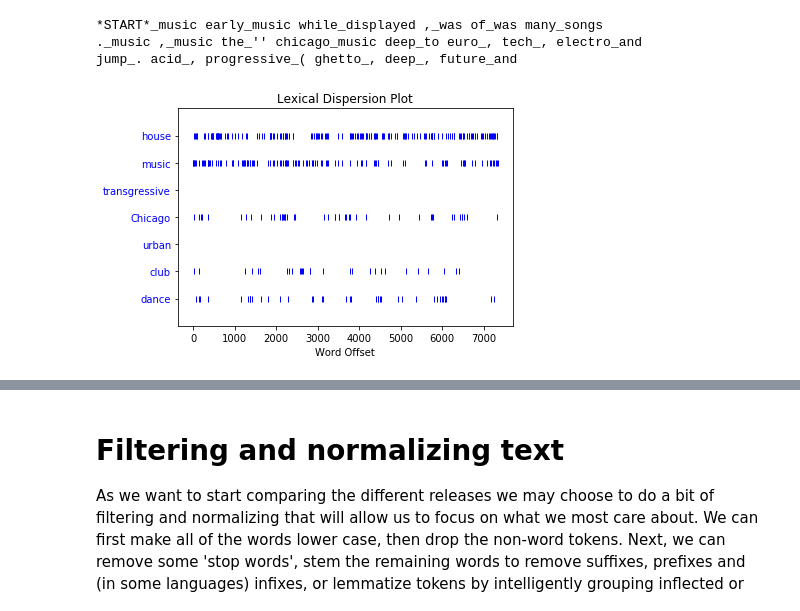
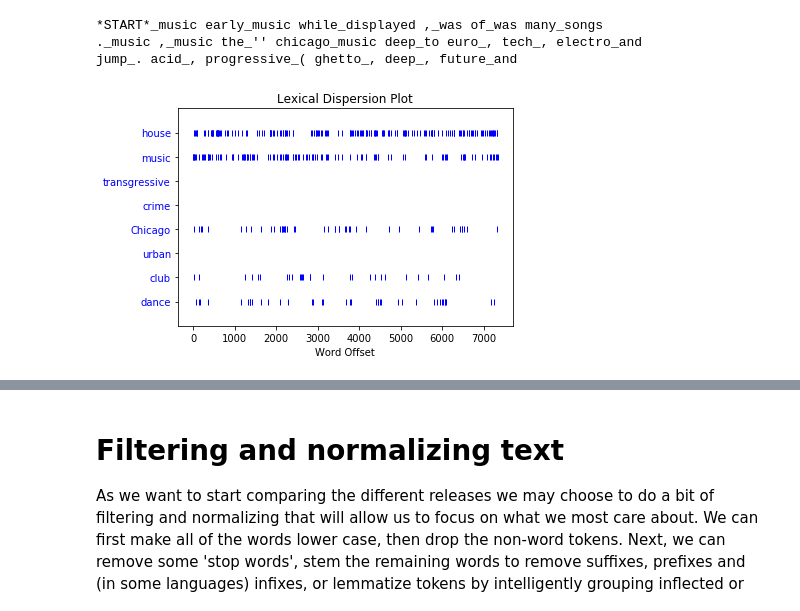
Before and after one commit to xywu-soc/content-analysis-2018, a Jupyter notebook: 2-Corpus-Linguistics/2-Corpus-Linguistics.ipynb, the cells around one changed output, grey strips where cells are left out. Saved outputs shown, nothing was run; the diff lists cells and outputs as text; code cells hidden in the pictures.

```diff
--- a/2-Corpus-Linguistics/2-Corpus-Linguistics.ipynb
+++ b/2-Corpus-Linguistics/2-Corpus-Linguistics.ipynb
@@ -564,10 +559,10 @@ jump_. acid_, progressive_( ghetto_, deep_, future_and
 # %%
 # Create the Lexical Dispersion Plot
 sns.reset_orig() #Seaborn messes with this plot, disabling it
-hmText.dispersion_plot(['house', 'music', 'transgressive', 'Chicago', 'urban', 'club', 'dance'])
+hmText.dispersion_plot(['house', 'music', 'transgressive', 'crime', 'Chicago', 'urban', 'club', 'dance'])
 sns.set() #Re-enabling seaborn
 # %% [output]
-[figure, old version]
+[figure, new version]
 # %%
 # Create a list of urls
 url_lst = ['https://en.wikipedia.org/wiki/Blues', \
```
Also changed, not shown: parts of 29 cells of this notebook.
